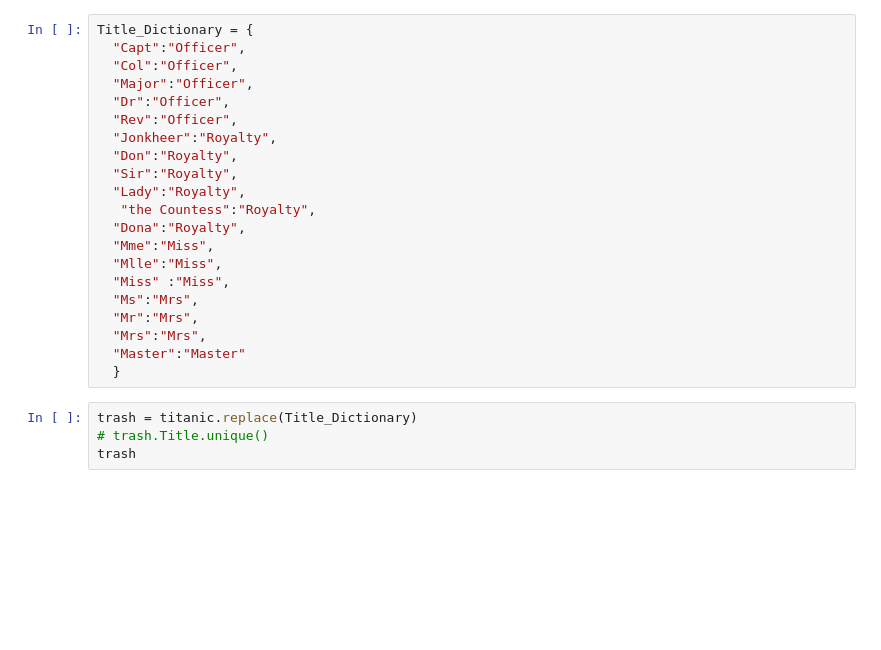
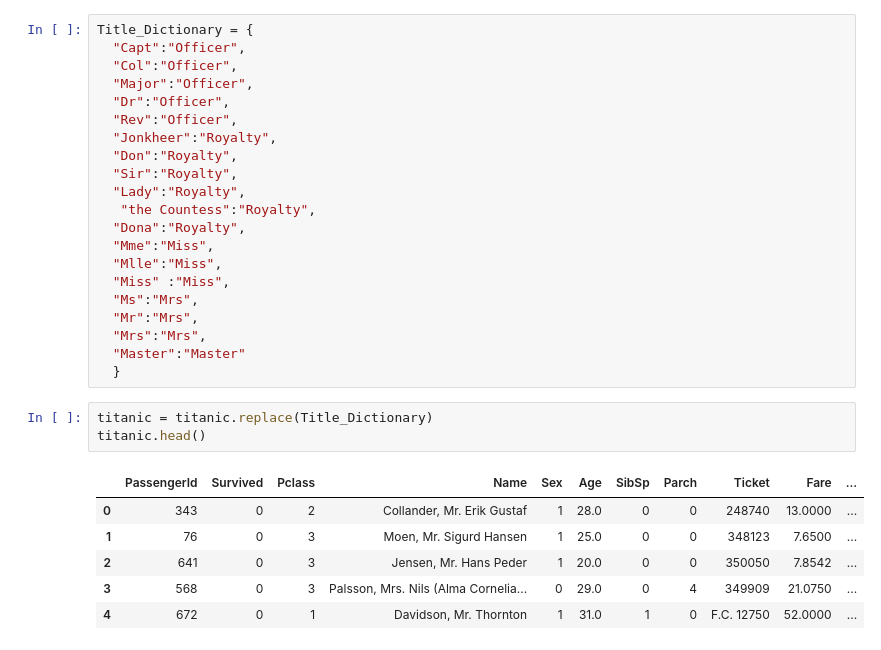
Before and after one commit to beriagraphics/SIC, a Jupyter notebook: Checkpoint_Data_Visualization_[Farouk_BLIDI].ipynb, the cells around one changed output. Cells and saved outputs as stored; diff of their text form; blank space fills up the shorter version.

```diff
--- a/Checkpoint_Data_Visualization_[Farouk_BLIDI].ipynb
+++ b/Checkpoint_Data_Visualization_[Farouk_BLIDI].ipynb
@@ -553,7 +635,13 @@ Title_Dictionary = {
   "Mrs":"Mrs",
   "Master":"Master"
   }
-# %%
-trash = titanic.replace(Title_Dictionary)
-# trash.Title.unique()
-trash
+# %%
+titanic = titanic.replace(Title_Dictionary)
+titanic.head()
+# %% [output]
+|  | PassengerId | Survived | Pclass | Name | Sex | Age | SibSp | Parch | Ticket | Fare | ... |
+| 0 | 343 | 0 | 2 | Collander, Mr. Erik Gustaf | 1 | 28.0 | 0 | 0 | 248740 | 13.0000 | ... |
+| 1 | 76 | 0 | 3 | Moen, Mr. Sigurd Hansen | 1 | 25.0 | 0 | 0 | 348123 | 7.6500 | ... |
+| 2 | 641 | 0 | 3 | Jensen, Mr. Hans Peder | 1 | 20.0 | 0 | 0 | 350050 | 7.8542 | ... |
+| 3 | 568 | 0 | 3 | Palsson, Mrs. Nils (Alma Cornelia... | 0 | 29.0 | 0 | 4 | 349909 | 21.0750 | ... |
+| 4 | 672 | 0 | 1 | Davidson, Mr. Thornton | 1 | 31.0 | 1 | 0 | F.C. 12750 | 52.0000 | ... |
```
Also changed, not shown: parts of 9 cells of this notebook.
